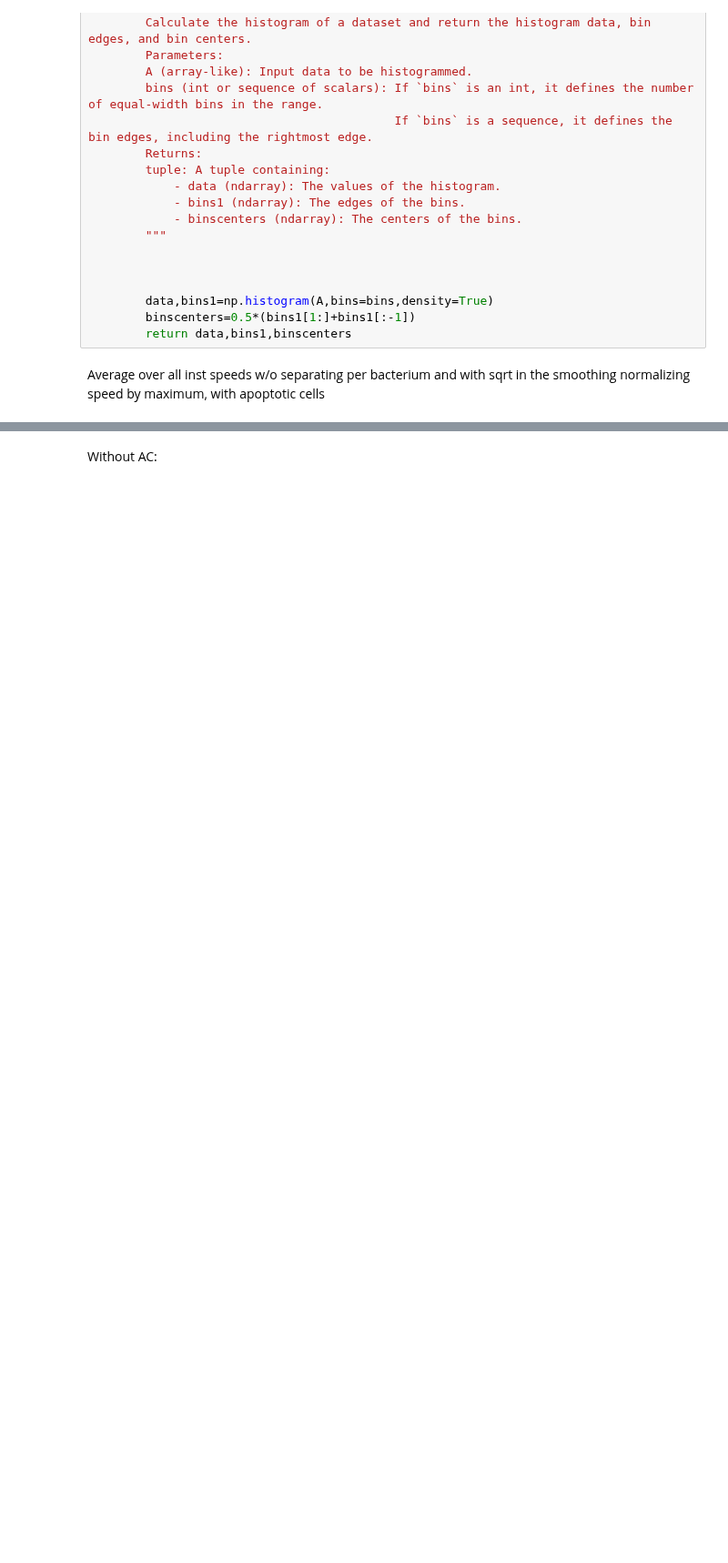
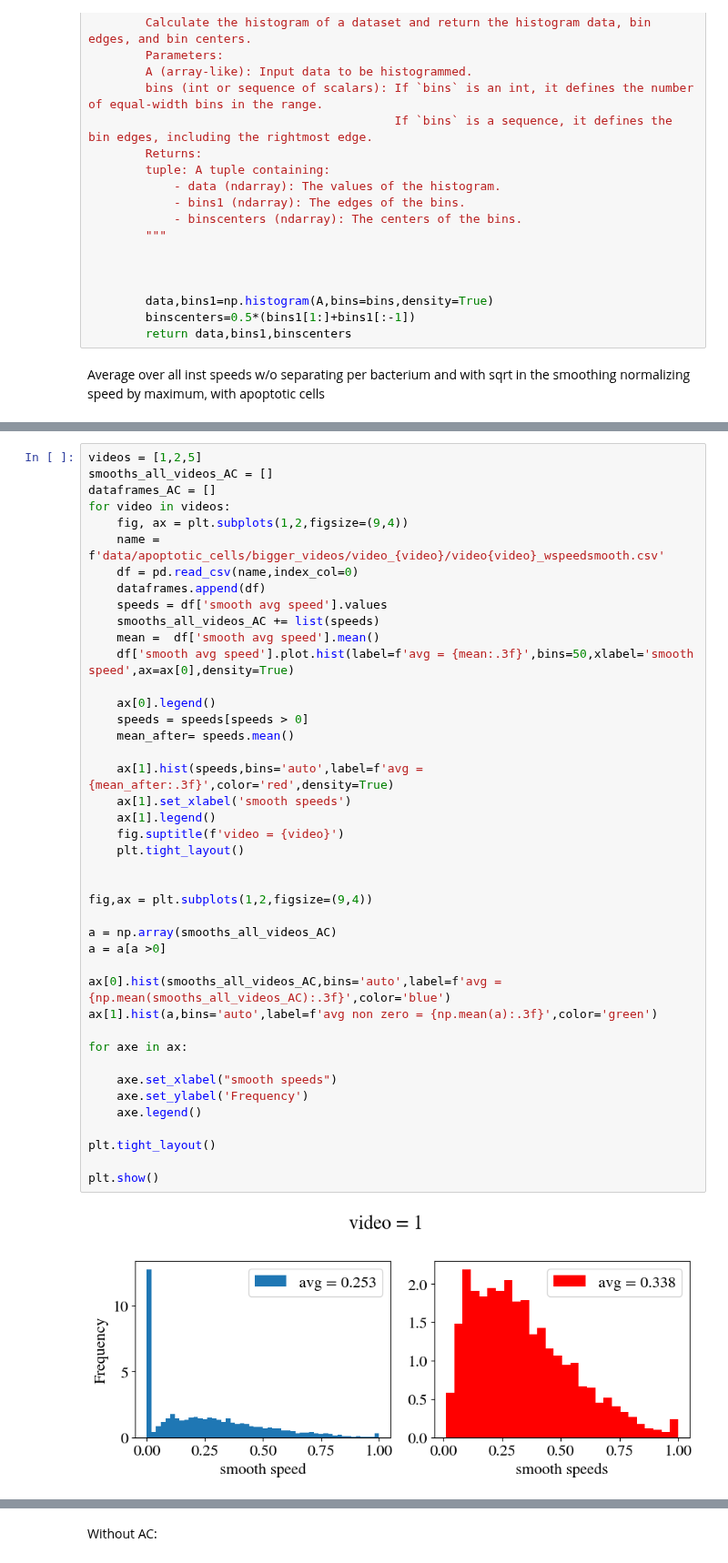
Before and after one commit to jannesantana/bacteria, a Jupyter notebook: stop_go_distance_AC.ipynb, the cells around one changed output, grey strips where cells are left out. Shown at 91% size. Saved outputs shown, nothing was run; the diff lists cells and outputs as text; blank space fills up the shorter version.

```diff
--- a/stop_go_distance_AC.ipynb
+++ b/stop_go_distance_AC.ipynb
@@ -610,0 +619,44 @@ prob of zero = 0.2879
+# %%
+videos = [1,2,5]
+smooths_all_videos_AC = []
+dataframes_AC = []
+for video in videos:
+    fig, ax = plt.subplots(1,2,figsize=(9,4))
+    name = f'data/apoptotic_cells/bigger_videos/video_{video}/video{video}_wspeedsmooth.csv'
+    df = pd.read_csv(name,index_col=0)
+    dataframes.append(df)
+    speeds = df['smooth avg speed'].values
+    smooths_all_videos_AC += list(speeds)
+    mean =  df['smooth avg speed'].mean()
+    df['smooth avg speed'].plot.hist(label=f'avg = {mean:.3f}',bins=50,xlabel='smooth speed',ax=ax[0],density=True)
+
+    ax[0].legend()
+    speeds = speeds[speeds > 0]
+    mean_after= speeds.mean()
+
+    ax[1].hist(speeds,bins='auto',label=f'avg = {mean_after:.3f}',color='red',density=True)
+    ax[1].set_xlabel('smooth speeds')
+    ax[1].legend()
+    fig.suptitle(f'video = {video}')
+    plt.tight_layout()
+
+
+fig,ax = plt.subplots(1,2,figsize=(9,4))
+
+a = np.array(smooths_all_videos_AC)
+a = a[a >0]
+
+ax[0].hist(smooths_all_videos_AC,bins='auto',label=f'avg = {np.mean(smooths_all_videos_AC):.3f}',color='blue')
+ax[1].hist(a,bins='auto',label=f'avg non zero = {np.mean(a):.3f}',color='green')
+
+for axe in ax:
+
+    axe.set_xlabel("smooth speeds")
+    axe.set_ylabel('Frequency')
+    axe.legend()
+
+plt.tight_layout()
+
+plt.show()
+# %% [output]
+[figure, added]
```
Also changed, not shown: parts of 20 cells of this notebook, 4 other files.
